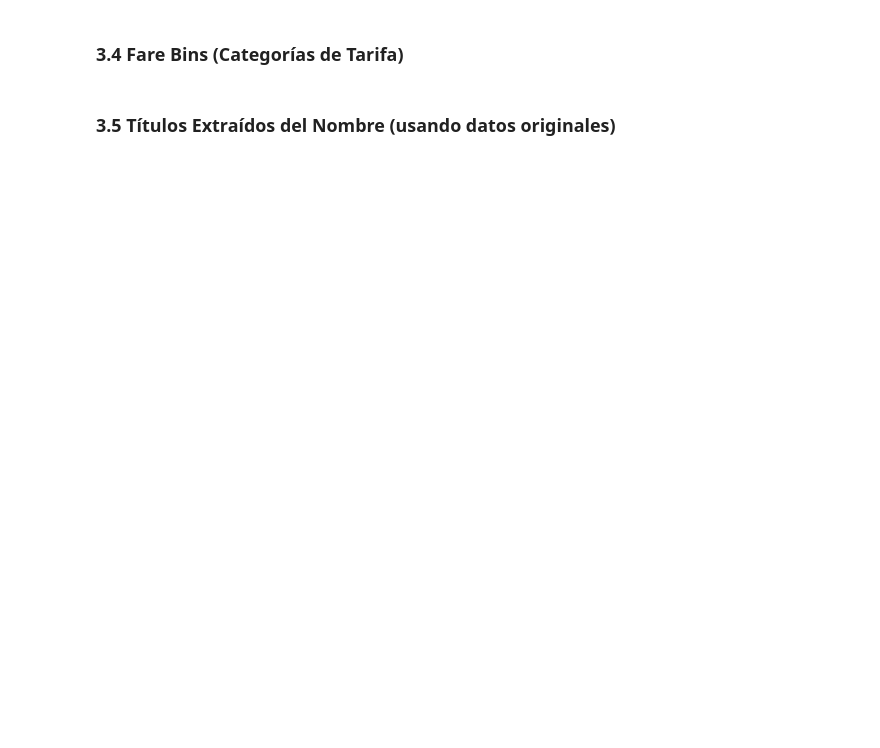
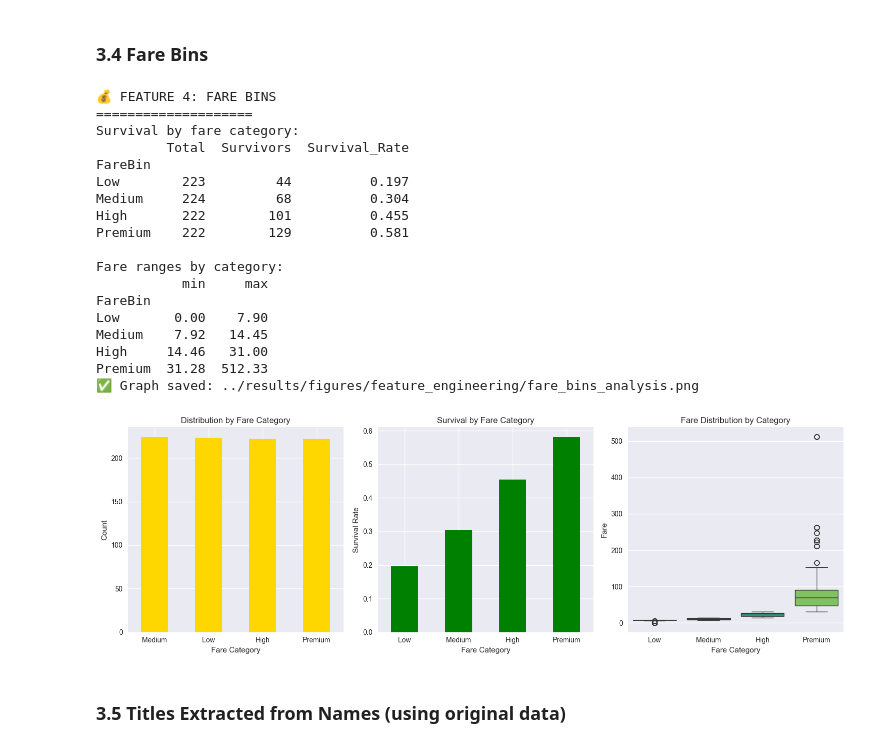
Before and after one commit to YahwthaniMG/SG1_Team3_ML, a Jupyter notebook: notebooks/03_feature_engineering.ipynb, the cells around one changed output. Cells and saved outputs as stored; diff of their text form; code cells hidden in the pictures; blank space fills up the shorter version.

```diff
--- a/notebooks/03_feature_engineering.ipynb
+++ b/notebooks/03_feature_engineering.ipynb
@@ -216,54 +288,74 @@ plt.show()
 # %% [markdown]
-### 3.4 Fare Bins (Categorías de Tarifa)
+### 3.4 Fare Bins
 # %%
 print("\n💰 FEATURE 4: FARE BINS")
 print("=" * 20)
 
-# Crear cuartiles de tarifa
+# Create fare quartiles
 df_features["FareBin"] = pd.qcut(
     df_features["Fare"], q=4, labels=["Low", "Medium", "High", "Premium"]
 )
 
-# Análisis por categoría de tarifa
+# Analysis by fare category
 fare_bin_analysis = (
     df_features.groupby("FareBin")["Survived"].agg(["count", "sum", "mean"]).round(3)
 )
-fare_bin_analysis.columns = ["Total", "Supervivientes", "Tasa_Supervivencia"]
-print("Supervivencia por categoría de tarifa:")
+fare_bin_analysis.columns = ["Total", "Survivors", "Survival_Rate"]
+print("Survival by fare category:")
 print(fare_bin_analysis)
 
-# Mostrar rangos de cada bin
+# Show ranges for each bin
 fare_ranges = df_features.groupby("FareBin")["Fare"].agg(["min", "max"]).round(2)
-print("\nRangos de tarifa por categoría:")
+print("\nFare ranges by category:")
 print(fare_ranges)
 
-# Visualización
+# Visualization
 plt.figure(figsize=(15, 5))
 
 plt.subplot(1, 3, 1)
 df_features["FareBin"].value_counts().plot(kind="bar", color="gold")
-plt.title("Distribución por Categoría de Tarifa")
-plt.xlabel("Categoría de Tarifa")
-plt.ylabel("Cantidad")
+plt.title("Distribution by Fare Category")
+plt.xlabel("Fare Category")
+plt.ylabel("Count")
 plt.xticks(rotation=0)
 
 plt.subplot(1, 3, 2)
-fare_bin_analysis["Tasa_Supervivencia"].plot(kind="bar", color="green")
-plt.title("Supervivencia por Categoría de Tarifa")
-plt.xlabel("Categoría de Tarifa")
-plt.ylabel("Tasa de Supervivencia")
+fare_bin_analysis["Survival_Rate"].plot(kind="bar", color="green")
+plt.title("Survival by Fare Category")
+plt.xlabel("Fare Category")
+plt.ylabel("Survival Rate")
 plt.xticks(rotation=0)
 
 plt.subplot(1, 3, 3)
 sns.boxplot(data=df_features, x="FareBin", y="Fare", palette="viridis")
-plt.title("Distribución de Tarifa por Categoría")
-plt.xlabel("Categoría de Tarifa")
+plt.title("Fare Distribution by Category")
+plt.xlabel("Fare Category")
 
 plt.tight_layout()
 save_current_plot("fare_bins_analysis", "../results/figures/feature_engineering/")
 plt.show()
+# %% [output]
+💰 FEATURE 4: FARE BINS
+====================
+Survival by fare category:
+         Total  Survivors  Survival_Rate
+FareBin
+Low        223         44          0.197
+Medium     224         68          0.304
+High       222        101          0.455
+Premium    222        129          0.581
+
+Fare ranges by category:
+           min     max
+FareBin
+Low       0.00    7.90
+Medium    7.92   14.45
+High     14.46   31.00
+Premium  31.28  512.33
+✅ Graph saved: ../results/figures/feature_engineering/fare_bins_analysis.png
+[figure, added]
 # %% [markdown]
-### 3.5 Títulos Extraídos del Nombre (usando datos originales)
+### 3.5 Titles Extracted from Names (using original data)
 # %%
 print("\n🎩 FEATURE 5: TITLES FROM NAMES")
 print("=" * 30)
```
Also changed, not shown: parts of 37 cells of this notebook, 7 other files.
